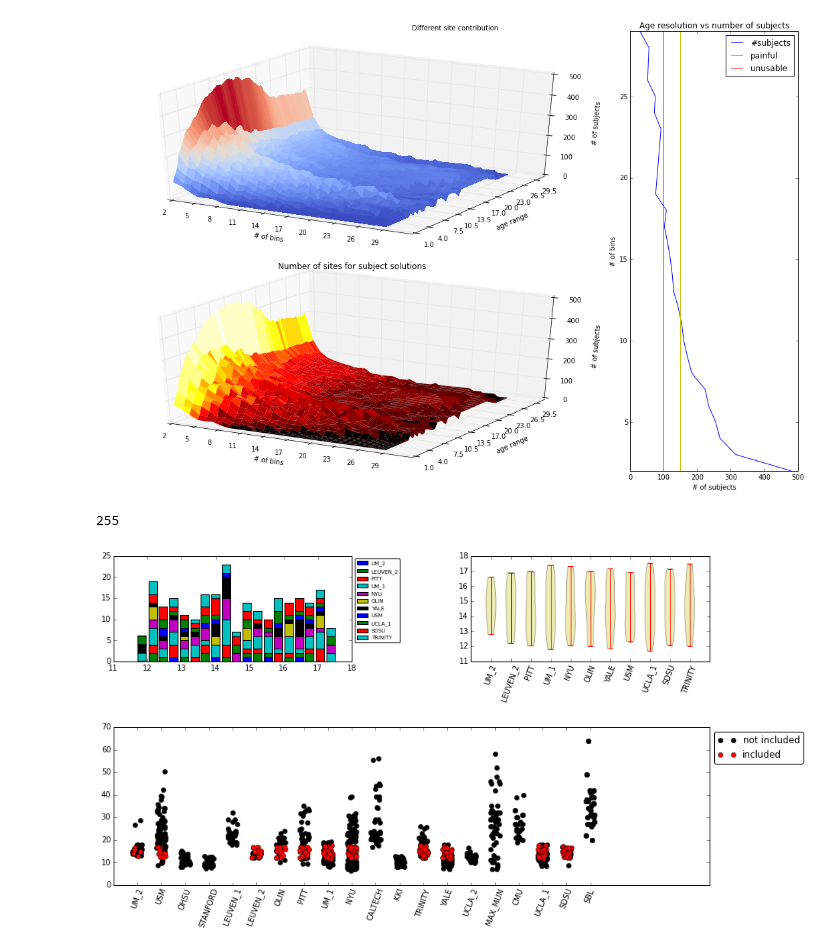
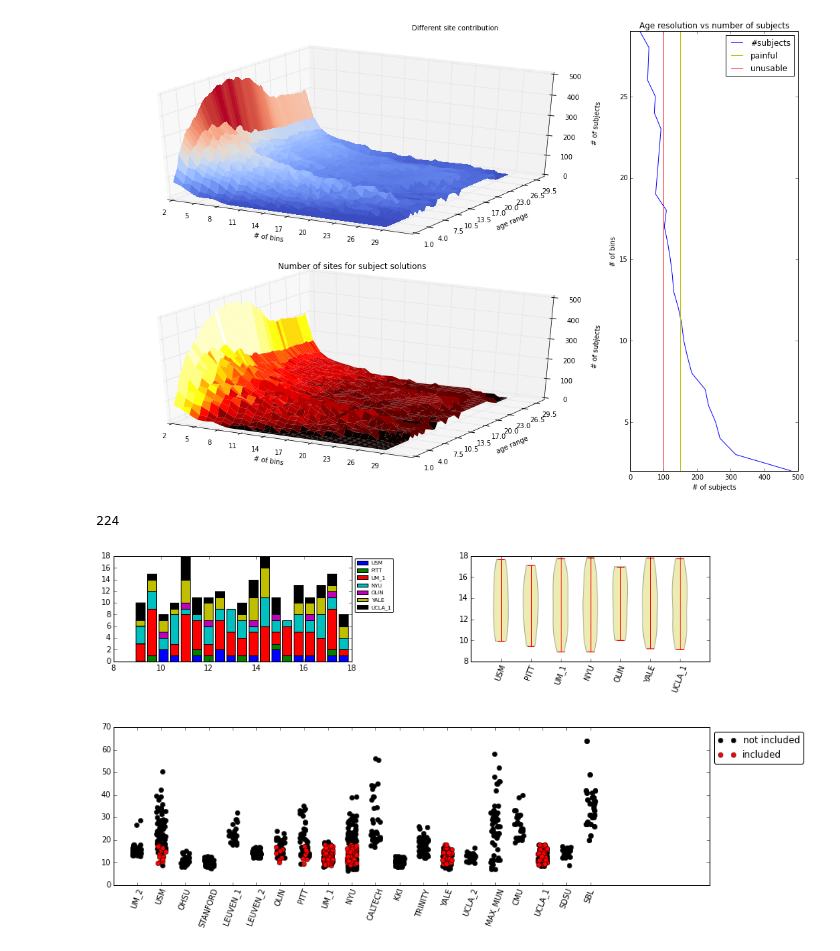
Before and after one commit to SIMEXP/Projects, a Jupyter notebook: Subtypes/uniform_sampling2.ipynb, the cells around one changed output. Cells and saved outputs as stored; diff of their text form; code cells hidden in the pictures.

```diff
--- a/Subtypes/uniform_sampling2.ipynb
+++ b/Subtypes/uniform_sampling2.ipynb
@@ -424,7 +424,7 @@ show_grid_results(boxes, windows, res_unc, sit_unc)
 # %% [output]
 [figure]
 # %%
-len(full_sample_summary(pheno, res_unc, resl_unc, 5,figsz=(14,7)))
+len(full_sample_summary(pheno, res_unc, resl_unc, 7,figsz=(14,7)))
 # %% [output]
-255
+224
-[figure, old version]
+[figure, new version]
```
Also changed, not shown: parts of 1 cell of this notebook.
